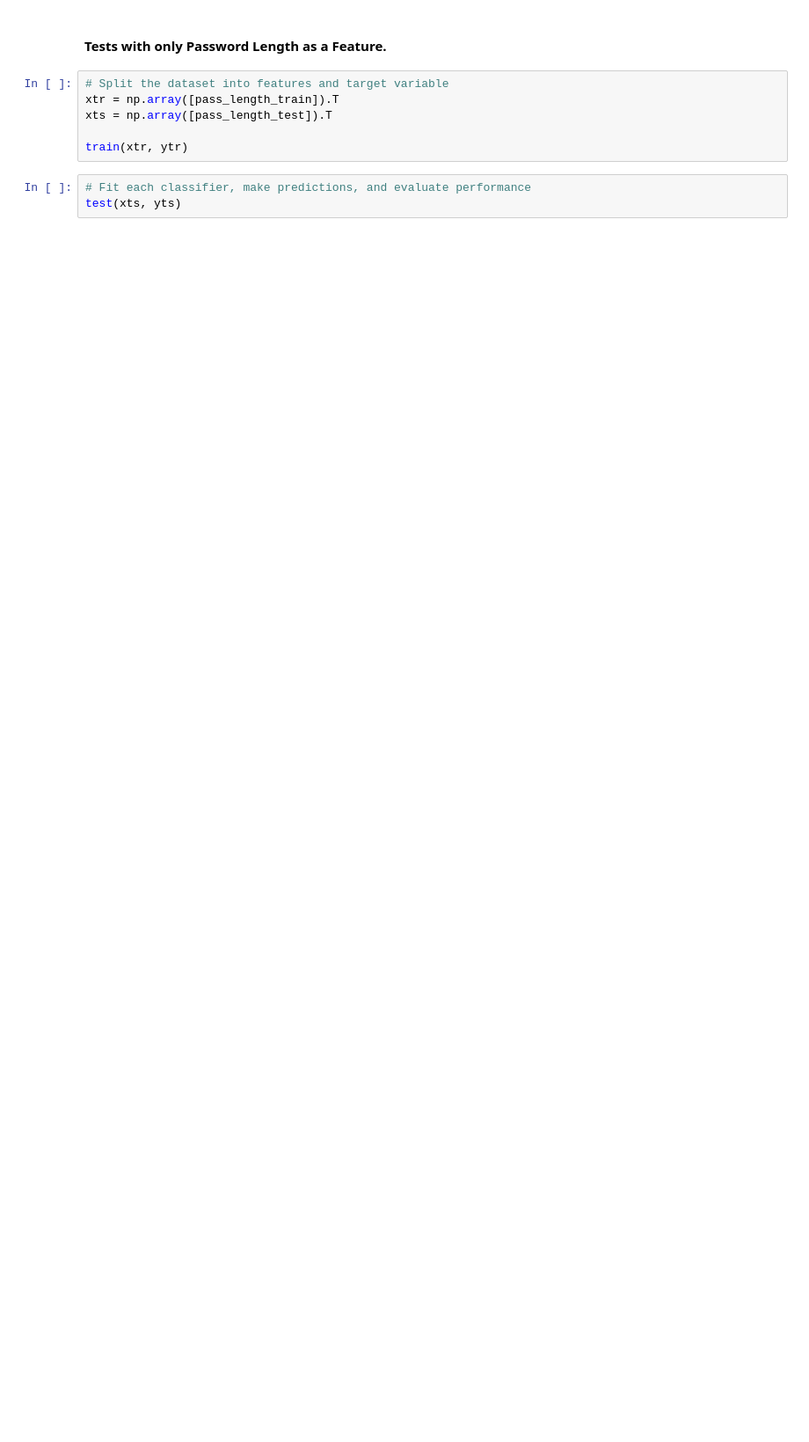
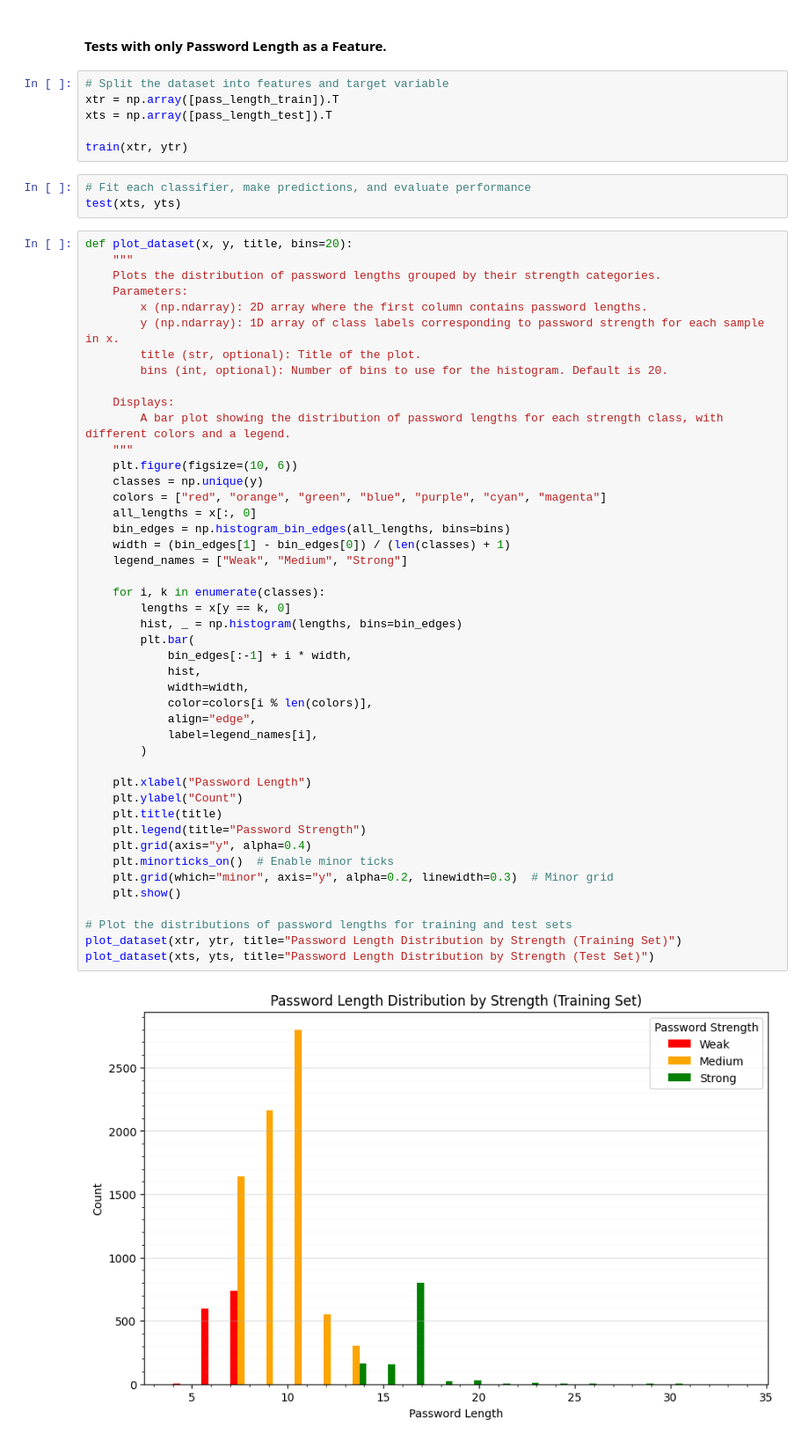
Before and after one commit to giopresenti98/ML-Project, a Jupyter notebook: test_password_strenght_classification.ipynb, the cells around one changed output. Shown at 88% size. Cells and saved outputs as stored; diff of their text form; blank space fills up the shorter version.

```diff
--- a/test_password_strenght_classification.ipynb
+++ b/test_password_strenght_classification.ipynb
@@ -483,3 +258,50 @@ train(xtr, ytr)
 # %%
 # Fit each classifier, make predictions, and evaluate performance
 test(xts, yts)
+# %%
+def plot_dataset(x, y, title, bins=20):
+    """
+    Plots the distribution of password lengths grouped by their strength categories.
+    Parameters:
+        x (np.ndarray): 2D array where the first column contains password lengths.
+        y (np.ndarray): 1D array of class labels corresponding to password strength for each sample in x.
+        title (str, optional): Title of the plot.
+        bins (int, optional): Number of bins to use for the histogram. Default is 20.
+
+    Displays:
+        A bar plot showing the distribution of password lengths for each strength class, with different colors and a legend.
+    """
+    plt.figure(figsize=(10, 6))
+    classes = np.unique(y)
+    colors = ["red", "orange", "green", "blue", "purple", "cyan", "magenta"]
+    all_lengths = x[:, 0]
+    bin_edges = np.histogram_bin_edges(all_lengths, bins=bins)
+    width = (bin_edges[1] - bin_edges[0]) / (len(classes) + 1)
+    legend_names = ["Weak", "Medium", "Strong"]
+
+    for i, k in enumerate(classes):
+        lengths = x[y == k, 0]
+        hist, _ = np.histogram(lengths, bins=bin_edges)
+        plt.bar(
+            bin_edges[:-1] + i * width,
+            hist,
+            width=width,
+            color=colors[i % len(colors)],
+            align="edge",
+            label=legend_names[i],
+        )
+
+    plt.xlabel("Password Length")
+    plt.ylabel("Count")
+    plt.title(title)
+    plt.legend(title="Password Strength")
+    plt.grid(axis="y", alpha=0.4)
+    plt.minorticks_on()  # Enable minor ticks
+    plt.grid(which="minor", axis="y", alpha=0.2, linewidth=0.3)  # Minor grid
+    plt.show()
+
+# Plot the distributions of password lengths for training and test sets
+plot_dataset(xtr, ytr, title="Password Length Distribution by Strength (Training Set)")
+plot_dataset(xts, yts, title="Password Length Distribution by Strength (Test Set)")
+# %% [output]
+[figure, added]
```
Also changed, not shown: parts of 9 cells of this notebook.
